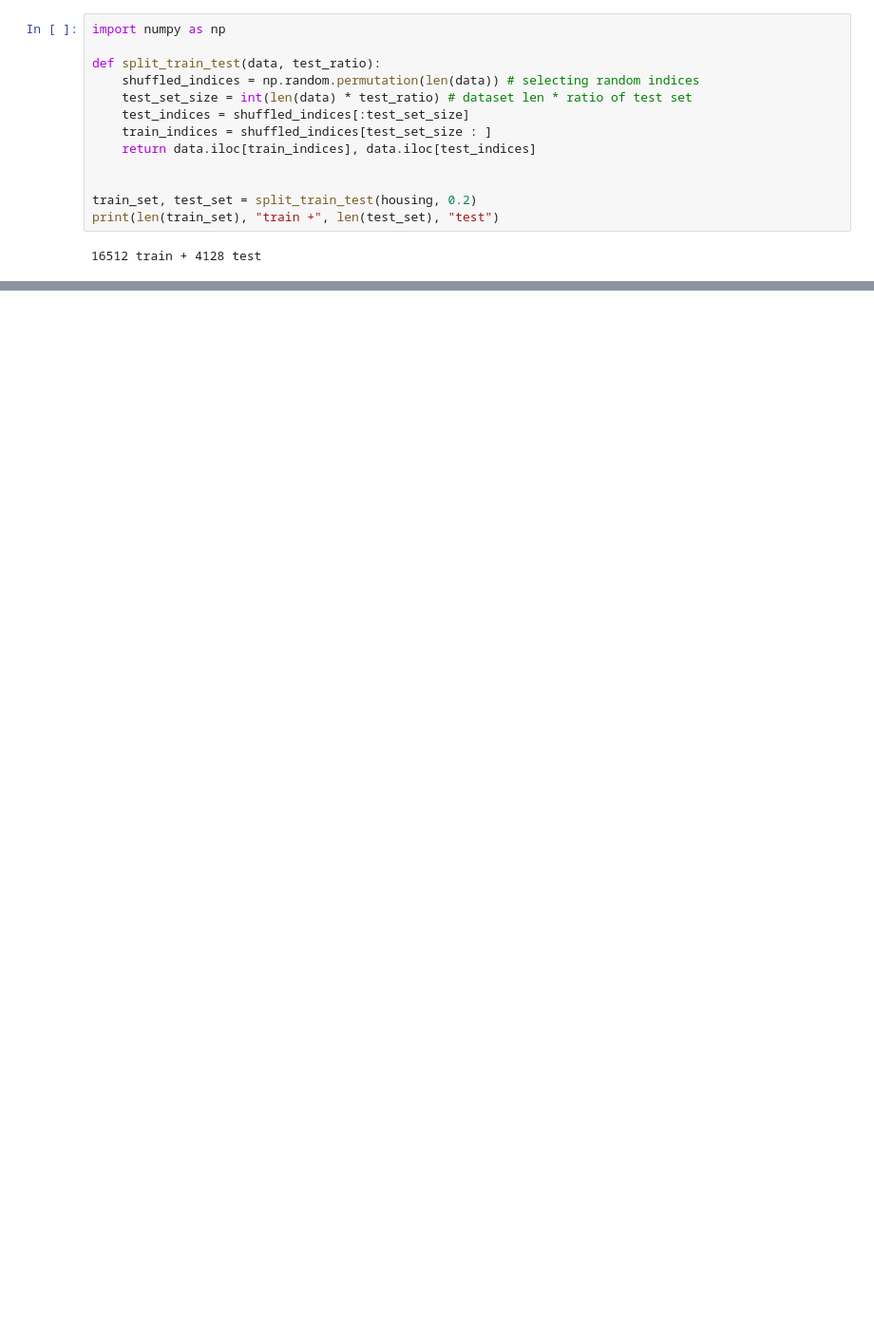
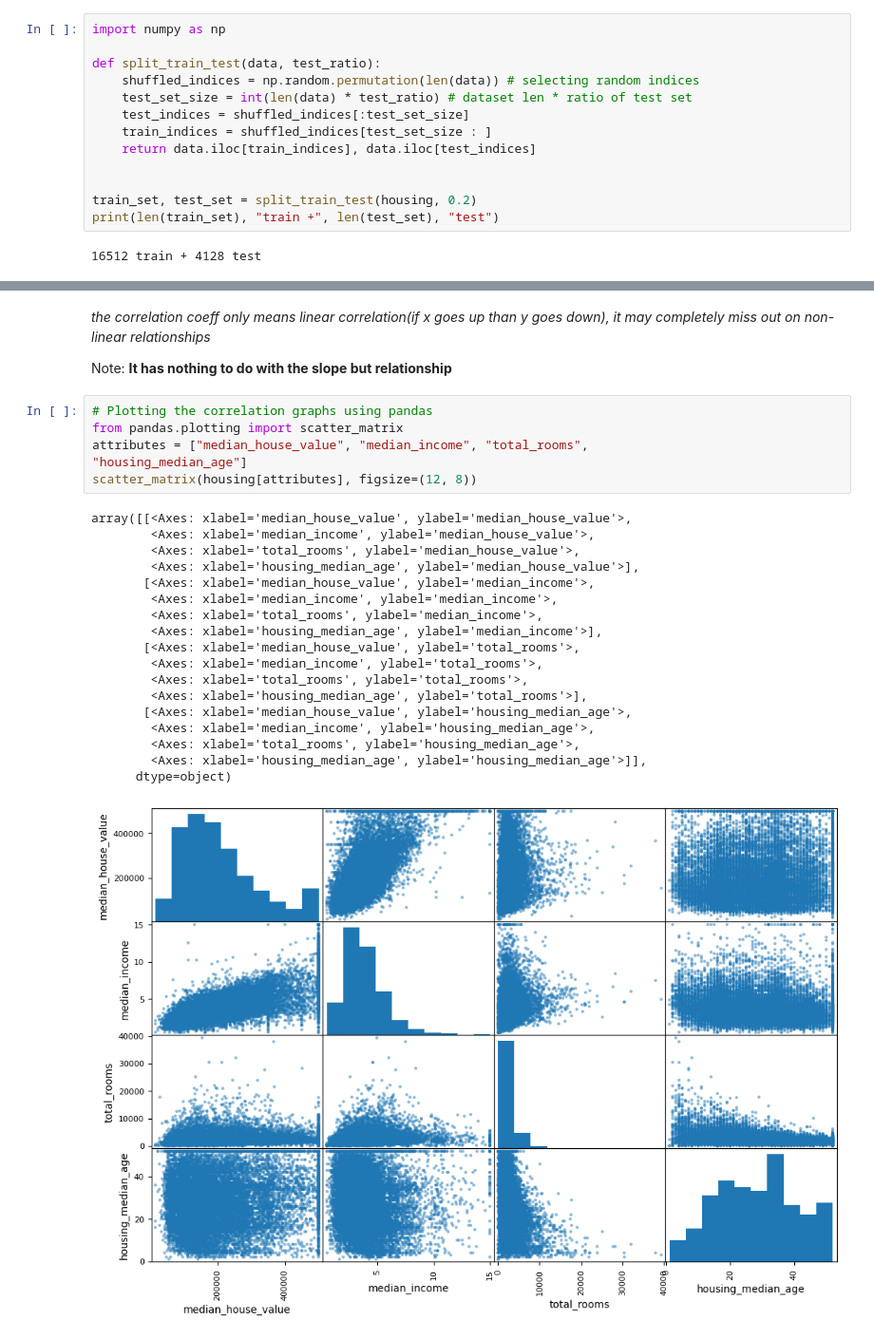
Before and after one commit to BigAchiever/Practicing-ML, a Jupyter notebook: basics.ipynb, the cells around one changed output, grey strips where cells are left out. Shown at 95% size. Drawn from its saved outputs; the diff is of its cells as text; blank space fills up the shorter version.

```diff
--- a/basics.ipynb
+++ b/basics.ipynb
@@ -123,0 +264,29 @@ print(len(train_set), "train +", len(test_set), "test")
+# %% [markdown]
+*the correlation coeff only means linear correlation(if x goes up than y goes down), it may completely miss out on non-linear relationships*
+
+Note: **It has nothing to do with the slope but relationship**
+# %%
+# Plotting the correlation graphs using pandas
+from pandas.plotting import scatter_matrix
+attributes = ["median_house_value", "median_income", "total_rooms",
+"housing_median_age"]
+scatter_matrix(housing[attributes], figsize=(12, 8))
+# %% [output]
+array([[<Axes: xlabel='median_house_value', ylabel='median_house_value'>,
+        <Axes: xlabel='median_income', ylabel='median_house_value'>,
+        <Axes: xlabel='total_rooms', ylabel='median_house_value'>,
+        <Axes: xlabel='housing_median_age', ylabel='median_house_value'>],
+       [<Axes: xlabel='median_house_value', ylabel='median_income'>,
+        <Axes: xlabel='median_income', ylabel='median_income'>,
+        <Axes: xlabel='total_rooms', ylabel='median_income'>,
+        <Axes: xlabel='housing_median_age', ylabel='median_income'>],
+       [<Axes: xlabel='median_house_value', ylabel='total_rooms'>,
+        <Axes: xlabel='median_income', ylabel='total_rooms'>,
+        <Axes: xlabel='total_rooms', ylabel='total_rooms'>,
+        <Axes: xlabel='housing_median_age', ylabel='total_rooms'>],
+       [<Axes: xlabel='median_house_value', ylabel='housing_median_age'>,
+        <Axes: xlabel='median_income', ylabel='housing_median_age'>,
+        <Axes: xlabel='total_rooms', ylabel='housing_median_age'>,
+        <Axes: xlabel='housing_median_age', ylabel='housing_median_age'>]],
+      dtype=object)
+[figure, added]
```
Also changed, not shown: parts of 24 cells of this notebook.
